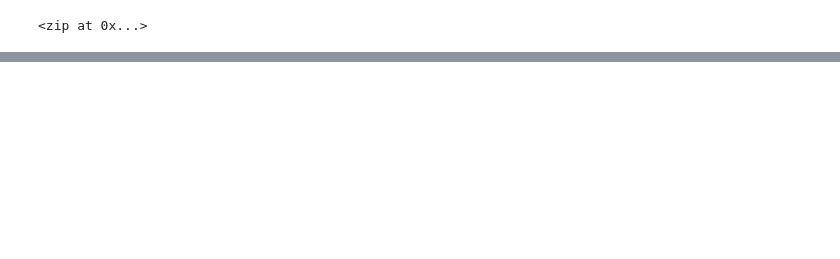
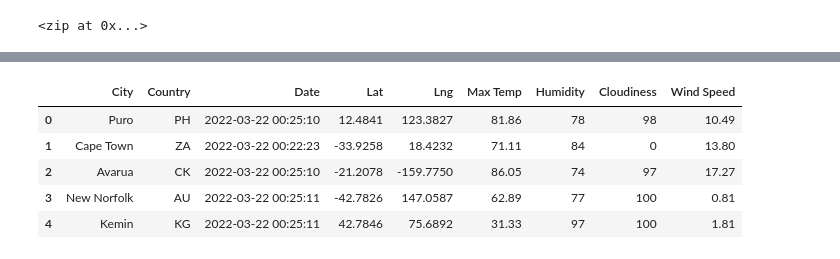
Before and after one commit to HaleyAMiller/World_Weather_Analysis, a Jupyter notebook: WeatherPy.ipynb, the cells around one changed output, grey strips where cells are left out. Cells and saved outputs as stored; diff of their text form; code cells hidden in the pictures; blank space fills up the shorter version.

```diff
--- a/WeatherPy.ipynb
+++ b/WeatherPy.ipynb
@@ -31,0 +138,12 @@ len(cities)
+# %%
+# Re-order the columns
+new_order = ["City", "Country", "Date", "Lat", "Lng", "Max Temp", "Humidity", "Cloudiness", "Wind Speed"]
+city_data_df = city_data_df[new_order]
+city_data_df.head()
+# %% [output]
+|  | City | Country | Date | Lat | Lng | Max Temp | Humidity | Cloudiness | Wind Speed |
+| 0 | Puro | PH | 2022-03-22 00:25:10 | 12.4841 | 123.3827 | 81.86 | 78 | 98 | 10.49 |
+| 1 | Cape Town | ZA | 2022-03-22 00:22:23 | -33.9258 | 18.4232 | 71.11 | 84 | 0 | 13.80 |
+| 2 | Avarua | CK | 2022-03-22 00:25:10 | -21.2078 | -159.7750 | 86.05 | 74 | 97 | 17.27 |
+| 3 | New Norfolk | AU | 2022-03-22 00:25:11 | -42.7826 | 147.0587 | 62.89 | 77 | 100 | 0.81 |
+| 4 | Kemin | KG | 2022-03-22 00:25:11 | 42.7846 | 75.6892 | 31.33 | 97 | 100 | 1.81 |
```
Also changed, not shown: parts of 8 cells of this notebook, 3 other files.
